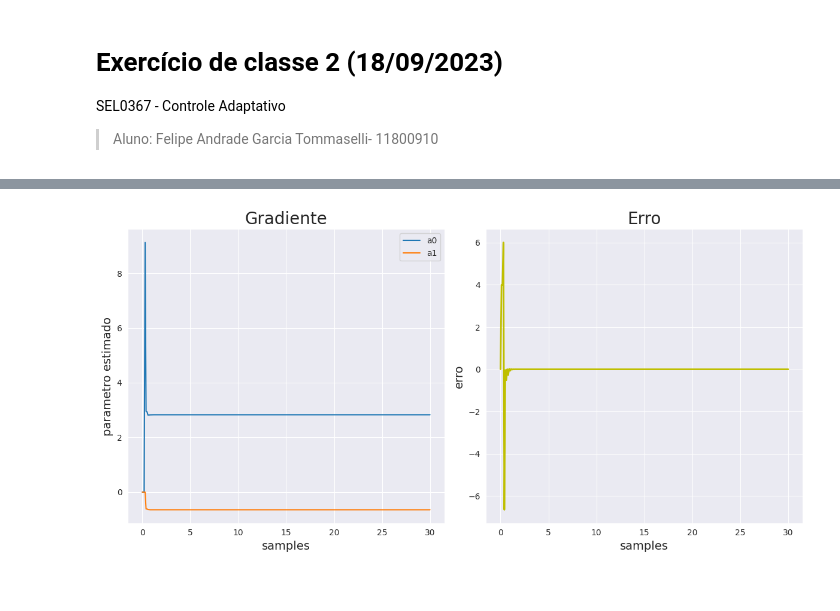
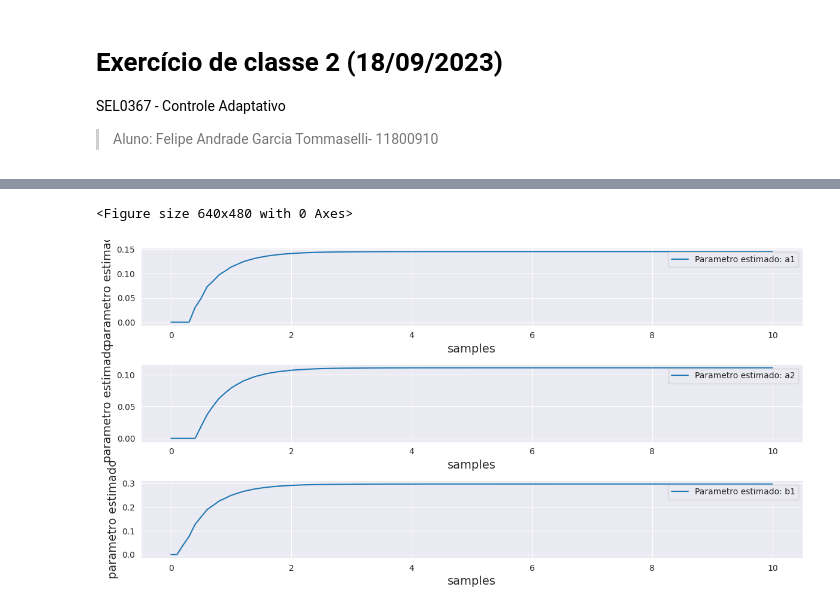
Before and after one commit to SKaiquelima/advanced-control, a Jupyter notebook: ieclass/ie2.ipynb, the cells around one changed output, grey strips where cells are left out. Cells and saved outputs as stored; diff of their text form; code cells hidden in the pictures.

```diff
--- a/ieclass/ie2.ipynb
+++ b/ieclass/ie2.ipynb
@@ -17,7 +19,7 @@ $y_{(k+2)} = a_1 \cdot y_k + a_2 \cdot y_{k-1} + b_1 \cdot u_{k+1} + 0.2 \cdot u
 # %%
 # Parametros
-a1 = 3
-a2 = -2
-b1 = 4
+a1 = 0.3
+a2 = -0.2
+b1 = 0.4
 # %%
 # Parâmetros de simulação
@@ -67,51 +66,51 @@ ValueError: x and y must have same first dimension, but have shapes (5003,) and
 # %%
-theta = np.zeros((2, int(N/dt) + 1))  # Matriz para armazenar os parâmetros estimados
-theta[:, 0] = [0, 0]
+theta = np.zeros((3, int(N/dt) + 1))  # Matriz para armazenar os parâmetros estimados
 erro = np.zeros(int(N/dt) + 1)  # Vetor de erros
 
-gama = np.array([[10, 0], [0, 1]])  # Matriz de ajuste
+gama = np.eye(3)  # Matriz de ajuste
 # %%
 # Loop de iterações para o algoritmo adaptativo
 for k in range(0, int(N/dt)):
-    # Construção do vetor phi
-    phi = np.array([[phi1[k]], [phi2[k]]])
-
     # Cálculo de ms (fator de ajuste)
     ms = 1 + 0.1 * np.dot(phi.T, phi)[0, 0]
-
     # Atualização dos parâmetros estimados usando o algoritmo adaptativo
-    erro[k+1] = (z[k] - np.dot(theta[:, k].T, phi))[0] / ms
-    delta_theta = (dt * np.dot(gama, erro[k+1] * phi) / ms).reshape((2,))
+    erro[k+1] = (z[k] - np.dot(theta[:, k].T, phi[:, k])) / ms
+    delta_theta = (dt * np.dot(gama, np.dot(erro[k+1] , phi[:, k])) / ms)
     theta[:, k+1] = theta[:, k] + delta_theta
 # %%
 # Gráfico dos parâmetros identificados e do erro
 
+# clean other plots
+plt.clf()
+
 # Crie uma figura com 1 linha e 2 colunas para os subplots
-fig, axs = plt.subplots(1, 2, figsize=(12, 6))
+fig, axs = plt.subplots(3, 1, figsize=(12, 6))
 
-corte = int(np.ceil(0.3*len(theta[0])))
+corte = int(np.ceil(1*len(theta[0])))
 
+corr = {'a1': theta[0], 'a2': theta[1], 'b1': theta[2]}
 fontesize = 14
 titlesize = 20
 # Primeiro subplot (Gráfico dos parâmetros estimados)
-axs[0].plot(T[:corte], theta[0, :][:corte], label='a0')
-axs[0].plot(T[:corte], theta[1, :][:corte], label='a1')
-axs[0].legend()
-axs[0].set_xlabel('samples', fontsize=fontesize)
-axs[0].set_ylabel('parametro estimado', fontsize=fontesize)
-axs[0].set_title('Gradiente', fontsize=titlesize)
+for i, (k,v) in enumerate(corr.items()):
+    if i < 3:
+        xi = i
+        yi = 0
+    else:
+        xi = i - 3
+        yi = 1
+    axs[xi].plot(T[:corte], (v)[:corte], label=f'Parametro estimado: {str(k)}')
+    axs[xi].legend()
+    axs[xi].set_xlabel('samples', fontsize=fontesize)
+    axs[xi].set_ylabel('parametro estimado', fontsize=fontesize)
 
-# Segundo subplot (Gráfico do erro)
-axs[1].plot(T[:corte], erro[:corte], 'y', linewidth=2)
-axs[1].set_xlabel('samples', fontsize=fontesize)
-axs[1].set_ylabel('erro', fontsize=fontesize)
-axs[1].set_title('Erro', fontsize=titlesize)
-axs[1].grid(True)
+
 
 # Ajuste o espaço entre os subplots
 plt.tight_layout()
 
 # Exiba os subplots lado a lado
 plt.show()
 # %% [output]
+<Figure size 640x480 with 0 Axes>
-[figure, old version]
+[figure, new version]
```
Also changed, not shown: parts of 5 cells of this notebook, 2 other files.
